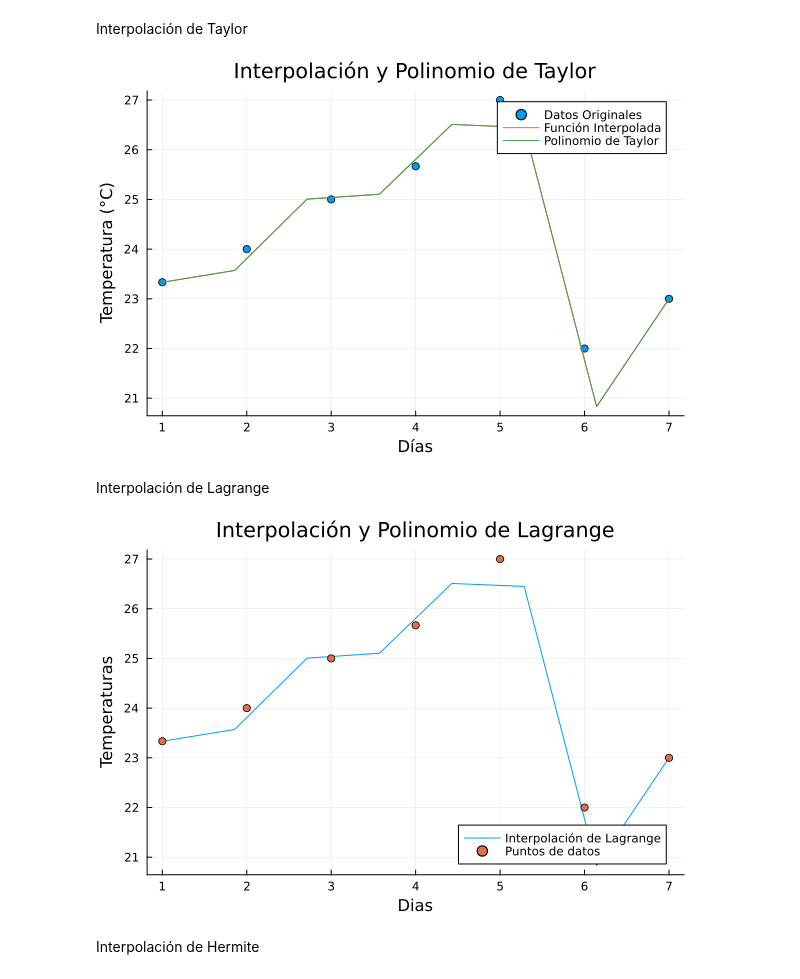
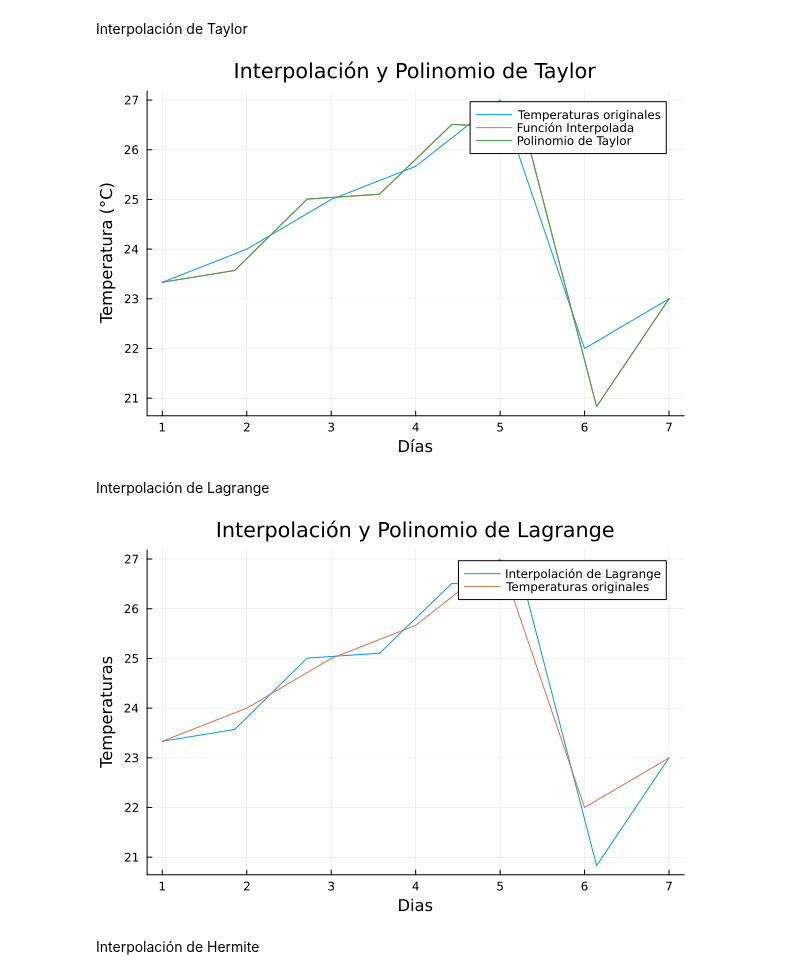
Before and after one commit to sonysarkis/ProyectoCalNum, a Jupyter notebook: Proyectos/proyecto1/proyecto2_cal.ipynb, the cells around one changed output. Cells and saved outputs as stored; diff of their text form; code cells hidden in the pictures.

```diff
--- a/Proyectos/proyecto1/proyecto2_cal.ipynb
+++ b/Proyectos/proyecto1/proyecto2_cal.ipynb
@@ -41,6 +41,7 @@ temperaturas = GetTemperaturas(data)
 Interpolación de Taylor
 # %%
 function DiasInterpolados()
+    #Funcion para obtener el rango de dias en el cual se evaluaran las interpolaciones en forma de vector
     return range(minimum(dias), maximum(dias), length=8)
 end
 #Polinomio de Taylor
@@ -89,14 +90,11 @@ y_vals_interp = func_interp_eval.(x_vals)
 y_vals_taylor = polinomio_taylor_eval.(x_vals)
 
 # Graficar
-plot(dias, temperaturas, seriestype=:scatter, label="Datos Originales", markershape=:circle)
+plot(dias, temperaturas, label="Temperaturas originales", xlabel="Días", ylabel="Temperatura (°C)", title="Interpolación y Polinomio de Taylor")
 plot!(x_vals, y_vals_interp, label="Función Interpolada")
 plot!(x_vals, y_vals_taylor, label="Polinomio de Taylor")
-xlabel!("Días")
-ylabel!("Temperatura (°C)")
-title!("Interpolación y Polinomio de Taylor")
 # %% [output]
-[figure, old version]
+[figure, new version]
 # %% [markdown]
 Interpolación de Lagrange
 # %%
@@ -122,35 +120,35 @@ for i in 1:n
     polinomio += terminoLi * temperaturas[i]
     divisorL[i] = denominador
 end
 
 
 # Simplificación del polinomio
 polisimple = simplify(polinomio)
 
 # Evaluación numérica
 px = lambdify(polinomio, [x])
 
 # Puntos para la gráfica
 pdias = DiasInterpolados()
 ptemperaturas = px.(pdias)
 
 #println("Temperatura en x = 8 según la función original:", px(8))
 # Salida
 #println("    valores de temperaturas: ", temperaturas)
 #println("divisores en L(i): ", divisorL)
 #println()
 #println("Polinomio de Lagrange, expresiones")
 #println(polinomio)
 #println()
 #println("Polinomio de Lagrange: ")
 #println(polisimple)
 
 # Gráfica
 plot(pdias, ptemperaturas, xlabel="Dias", ylabel="Temperaturas", label="Interpolación de Lagrange")
-scatter!(dias, temperaturas, label="Puntos de datos", legend=:bottomright)
+plot!(dias, temperaturas, label="Temperaturas originales")
 title!("Interpolación y Polinomio de Lagrange")
 # %% [output]
-[figure, old version]
+[figure, new version]
 # %% [markdown]
 Interpolación de Hermite
 # %%
```
Also changed, not shown: parts of 1 cell of this notebook.
